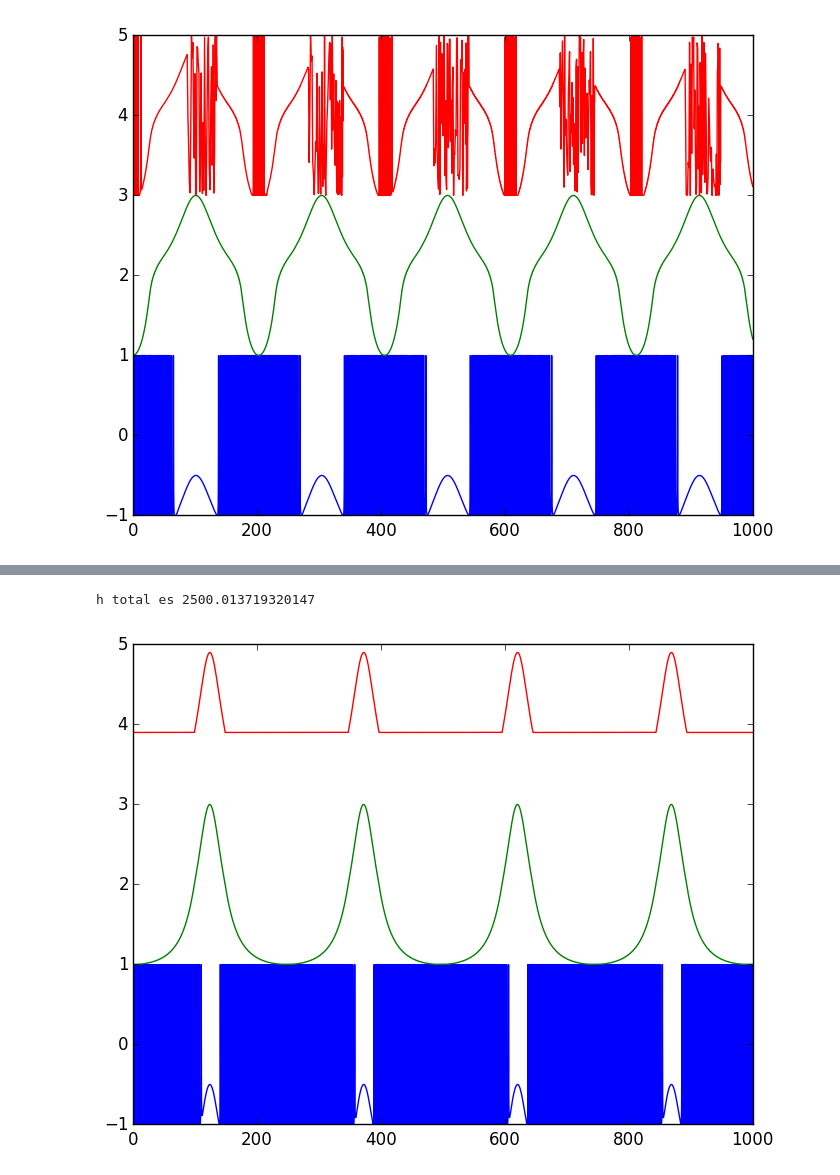
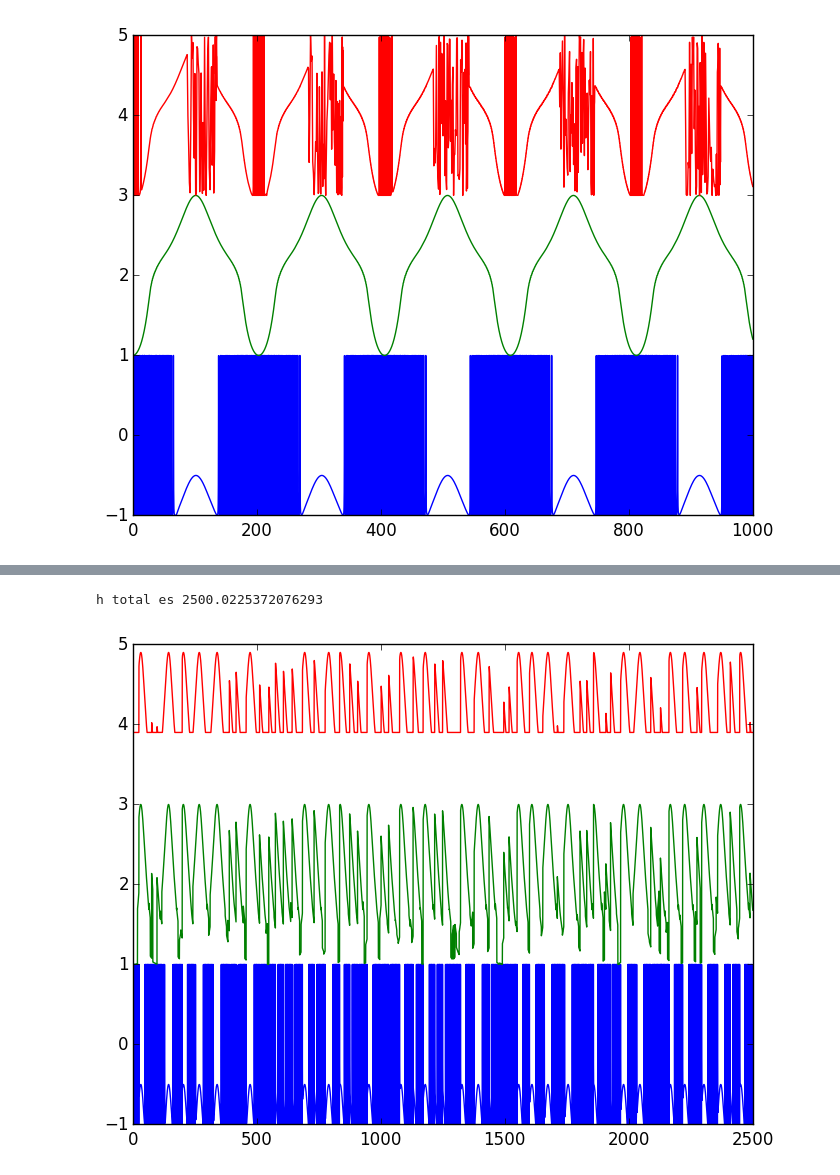
Before and after one commit to Oscarhg42/Neural-Systems, a Jupyter notebook: Localización de sonidos..ipynb, the cells around one changed output, grey strips where cells are left out. Drawn from its saved outputs; the diff is of its cells as text; code cells hidden in the pictures.

```diff
--- a/Localización de sonidos..ipynb
+++ b/Localización de sonidos..ipynb
@@ -204,7 +204,7 @@ function graficar{T<:Number}(arreglo::Array{T,1},orden::Int,g::Function,tmax::T,
     plot(tatoll,cosx)
     plot(tatoll,cosy)
     plot(tatoll,cosz)
-    axis([0,1000,-1,5]);
+    axis([0,tmax,-1,5]);
 end
 # %% [output]
 graficar (generic function with 1 method)
@@ -241,6 +271,6 @@ h total es 2500.003400860063
 # %%
-condiciones_iniciales=[0.0,-π,-π,-π]
-graficar(condiciones_iniciales,13,atollpositive3,2500.0,1e-15);
+condiciones_iniciales=[0.0,-π,-π,-π] # rapido y crazy
+graficar(condiciones_iniciales,15,atollpositive3,2500.0,1e-15);
 # %% [output]
-h total es 2500.013719320147
+h total es 2500.0225372076293
-[figure, old version]
+[figure, new version]
```
Also changed, not shown: parts of 15 cells of this notebook.
